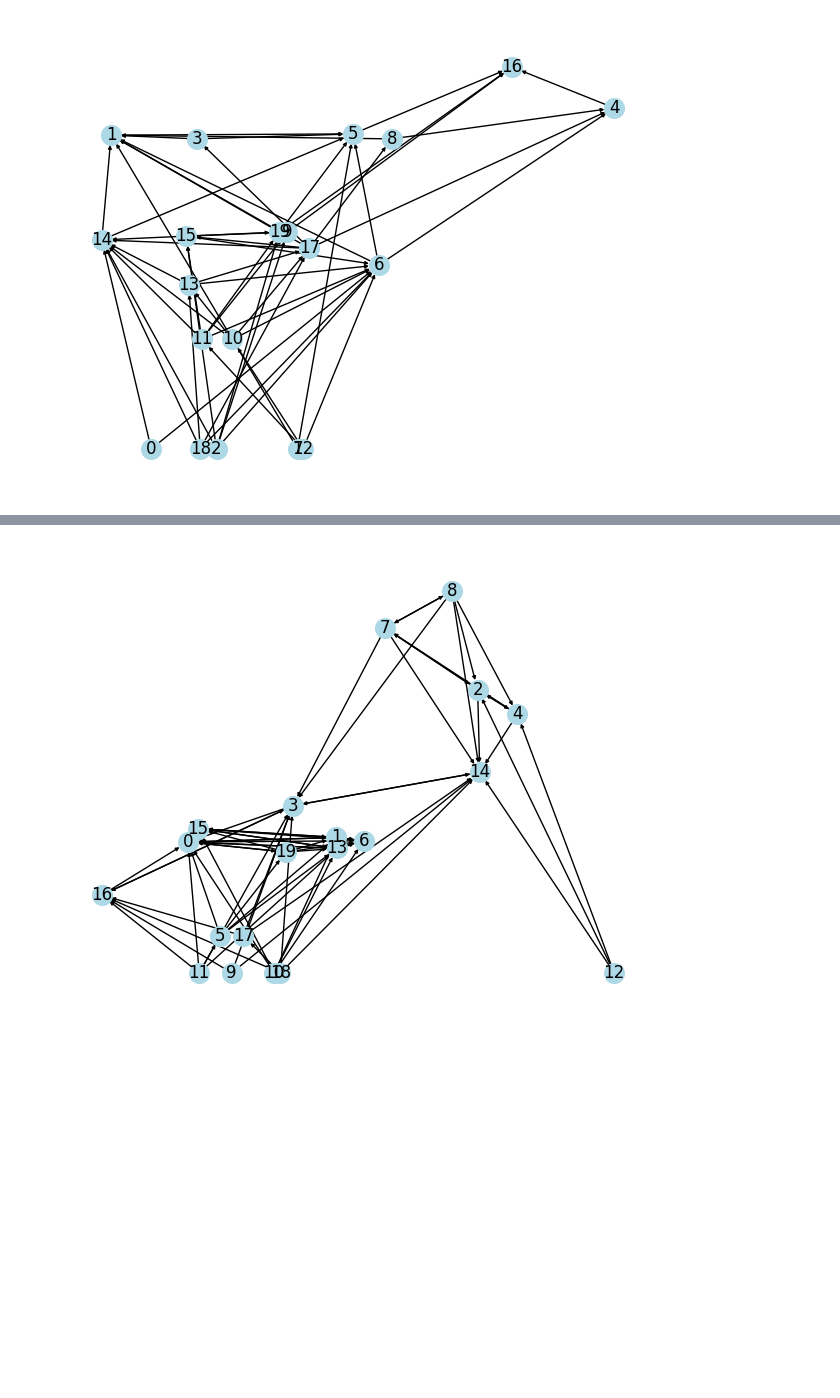
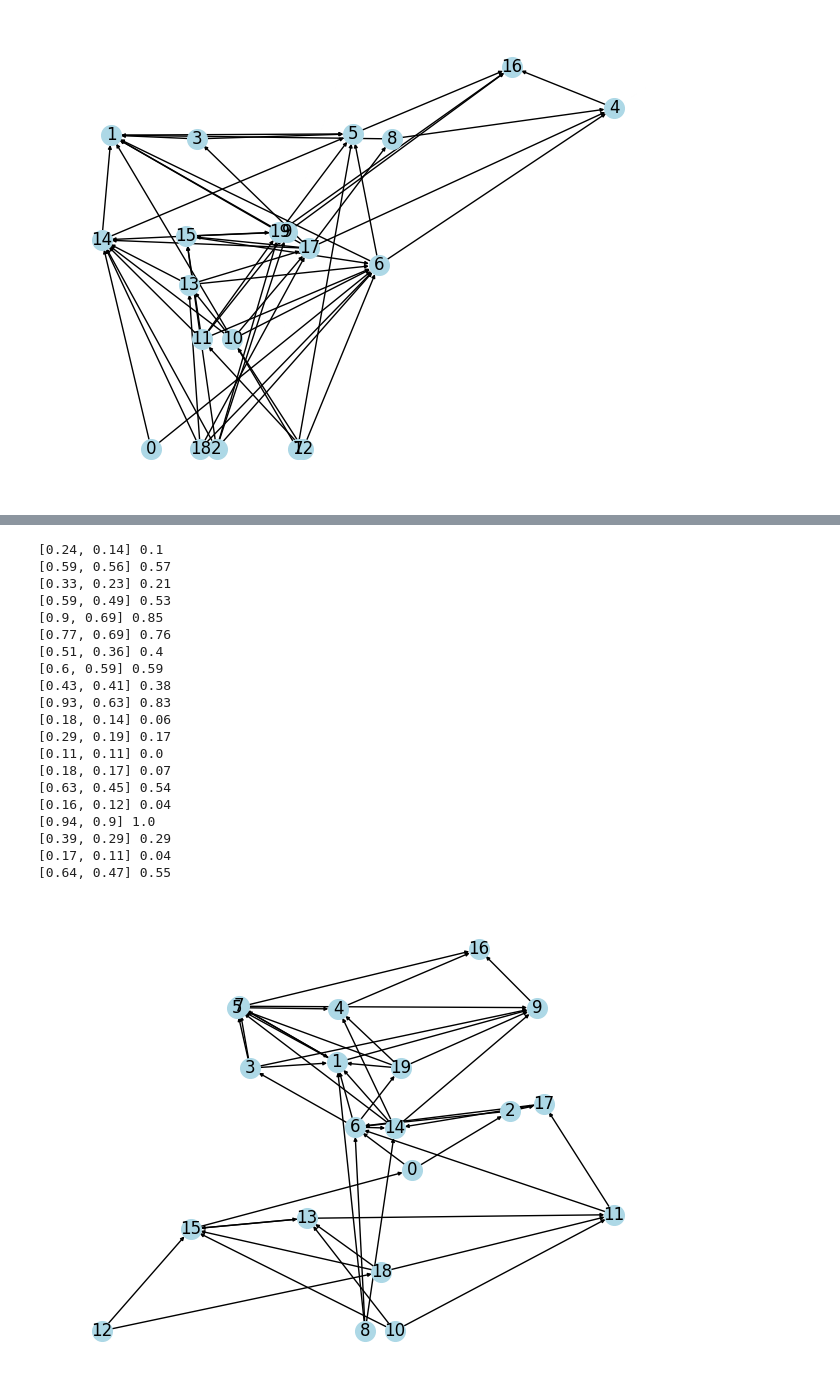
Before and after one commit to vivian-m-li/gen_eco_networks, a Jupyter notebook: notebooks/demo_models.ipynb, the cells around one changed output, grey strips where cells are left out. Saved outputs shown, nothing was run; the diff lists cells and outputs as text; code cells hidden in the pictures; blank space fills up the shorter version.

Commit message:
generate attribute values that correlate with species niche params

```diff
--- a/notebooks/demo_models.ipynb
+++ b/notebooks/demo_models.ipynb
@@ -92,25 +92,46 @@ model.save(web, "../example_networks/rgg", format="csv")
 # %%
 from gen_eco_networks.models import PNM
 from gen_eco_networks.utils import draw_network
 
 # instantiate the model
 model = PNM(
     n_species=20,
     connectance=0.15,
-    rho=0.9,
+    rho=0.5,
     n_binary_attributes=2,
     n_numeric_attributes=4,
+    attribute_correlation_sigma=0.05,  # strong correlatino between generated attributes and niche parameters
     seed=SEED,
 )
 
 # generate the web using PNM
-web, _ = model.generate()
+web, params = model.generate()
 
 # visualize the generated web
 draw_network(web)
 
 # save the generated web to example_networks/rgg/
 model.save(web, "../example_networks/pnm")
 model.save(web, "../example_networks/pnm", format="csv")
 # %% [output]
+[0.24, 0.14] 0.1
+[0.59, 0.56] 0.57
+[0.33, 0.23] 0.21
+[0.59, 0.49] 0.53
+[0.9, 0.69] 0.85
+[0.77, 0.69] 0.76
+[0.51, 0.36] 0.4
+[0.6, 0.59] 0.59
+[0.43, 0.41] 0.38
+[0.93, 0.63] 0.83
+[0.18, 0.14] 0.06
+[0.29, 0.19] 0.17
+[0.11, 0.11] 0.0
+[0.18, 0.17] 0.07
+[0.63, 0.45] 0.54
+[0.16, 0.12] 0.04
+[0.94, 0.9] 1.0
+[0.39, 0.29] 0.29
+[0.17, 0.11] 0.04
+[0.64, 0.47] 0.55
-[figure, old version]
+[figure, new version]
```
Also changed, not shown: parts of 3 cells of this notebook, 7 other files.
